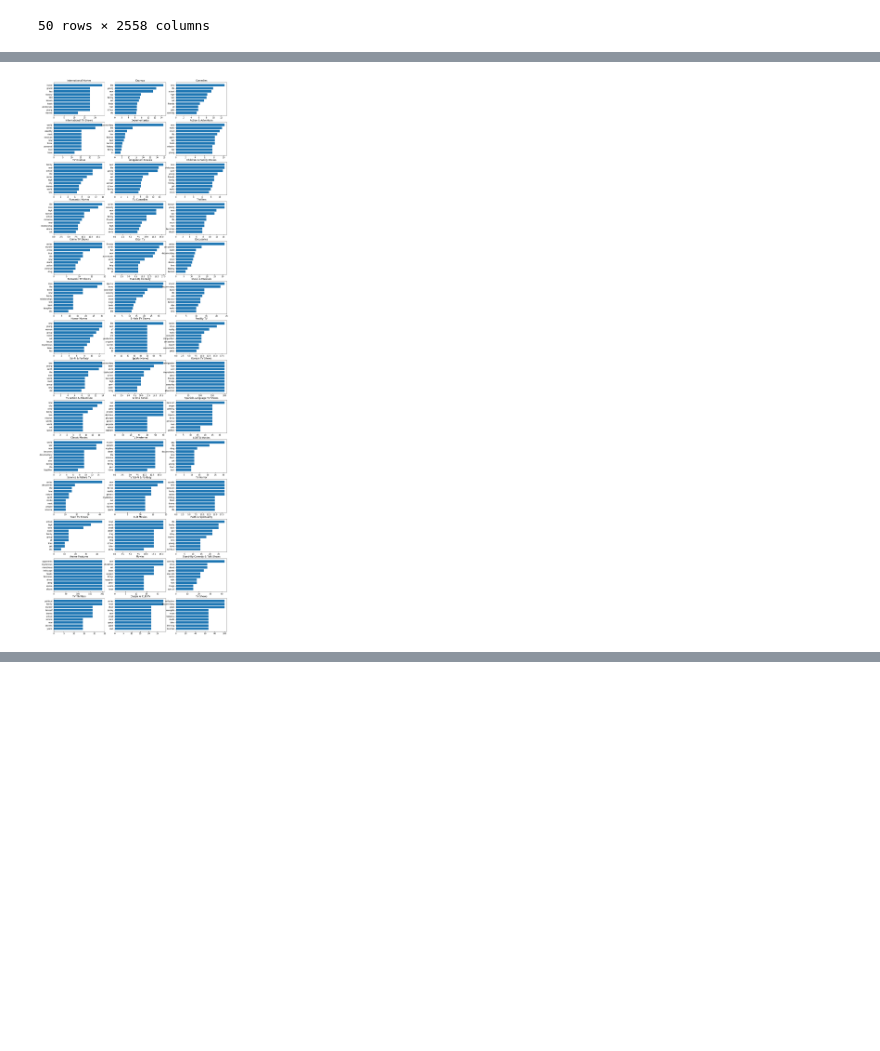
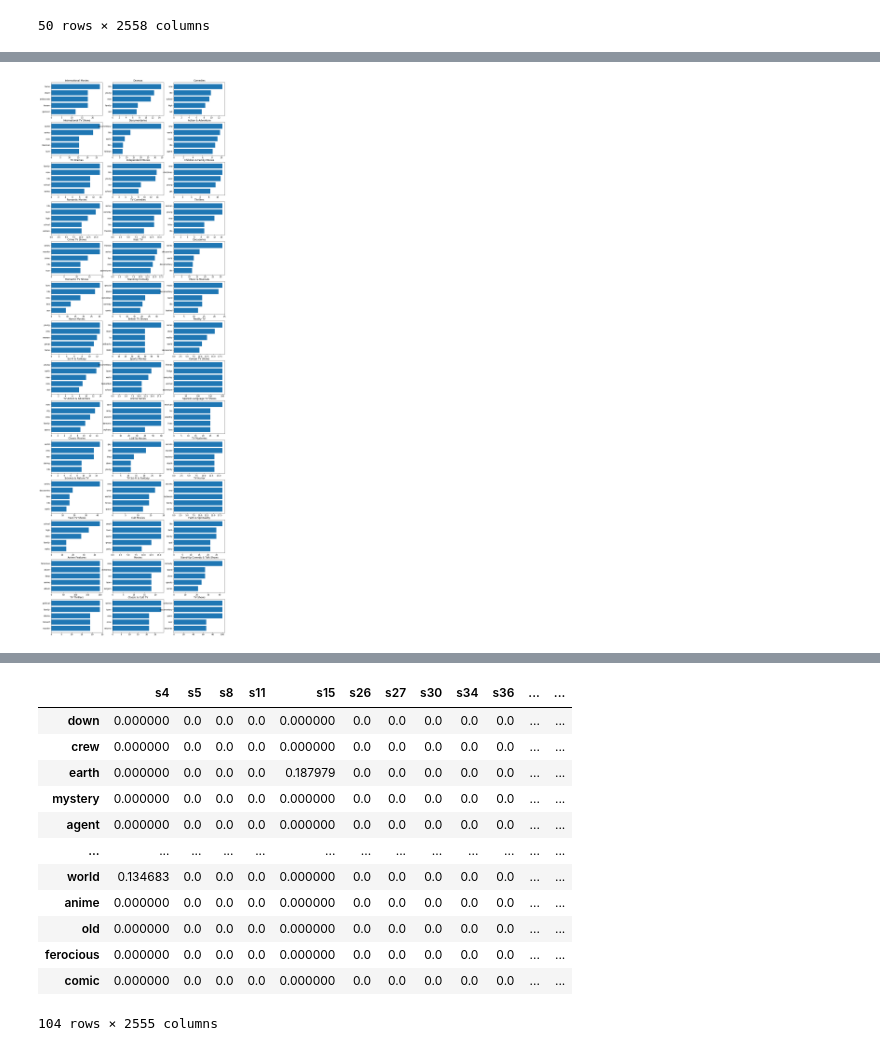
Before and after one commit to albert-ntiri/netflix, a Jupyter notebook: Netflix_EDA.ipynb, the cells around one changed output, grey strips where cells are left out. Drawn from its saved outputs; the diff is of its cells as text; code cells hidden in the pictures; blank space fills up the shorter version.

```diff
--- a/Netflix_EDA.ipynb
+++ b/Netflix_EDA.ipynb
@@ -1470,7 +1237,7 @@ for i in range(1, len(genres_list) + 1):
 fig = plt.figure(figsize=(16,52))
 
 for i in range(1, len(genres_list) + 1):
-    top_words = identify_top_words_by_genre(netflix[netflix.country == 'United States'], genres_list[i-1], 10, my_stop_words)
+    top_words = identify_top_words_by_genre(us_descriptions, genres_list[i-1], 5, my_stop_words)
     top_words.sort_values(by='subset_document_pct', inplace=True)
     x = top_words.index
     y = top_words.subset_document_pct
@@ -1479,6 +1246,6 @@ for i in range(1, len(genres_list) + 1):
     ax.barh(x, y)
     ax.set_title(genres_list[i-1])
 # %% [output]
-[figure, old version]
+[figure, new version]
 # %%
 indexes = []
@@ -1491,3 +1258,20 @@ netflix[netflix.country == 'United States'].loc[indexes, :]
 |  | type | title | director | cast | country | date_added | release_year | rating | duration | listed_in | ... |
 | show_id |  |  |  |  |  |  |  |  |  |  | ... |
 | s1446 | TV Show | Cocomong | Unknown | Jung Sun-hye, Yang Jeong-hwa, Kim... | United States | 2019-12-15 | 2015 | TV-Y | 2 Seasons | Kids' TV, Korean TV Shows | ... |
+# %%
+create_word_distribution(us_descriptions.description, TfidfVectorizer).loc[all_top_words, :]
+# all_top_words
+# %% [output]
+|  | s4 | s5 | s8 | s11 | s15 | s26 | s27 | s30 | s34 | s36 | ... | ... |
+| down | 0.000000 | 0.0 | 0.0 | 0.0 | 0.000000 | 0.0 | 0.0 | 0.0 | 0.0 | 0.0 | ... | ... |
+| crew | 0.000000 | 0.0 | 0.0 | 0.0 | 0.000000 | 0.0 | 0.0 | 0.0 | 0.0 | 0.0 | ... | ... |
+| earth | 0.000000 | 0.0 | 0.0 | 0.0 | 0.187979 | 0.0 | 0.0 | 0.0 | 0.0 | 0.0 | ... | ... |
+| mystery | 0.000000 | 0.0 | 0.0 | 0.0 | 0.000000 | 0.0 | 0.0 | 0.0 | 0.0 | 0.0 | ... | ... |
+| agent | 0.000000 | 0.0 | 0.0 | 0.0 | 0.000000 | 0.0 | 0.0 | 0.0 | 0.0 | 0.0 | ... | ... |
+| ... | ... | ... | ... | ... | ... | ... | ... | ... | ... | ... | ... | ... |
+| world | 0.134683 | 0.0 | 0.0 | 0.0 | 0.000000 | 0.0 | 0.0 | 0.0 | 0.0 | 0.0 | ... | ... |
+| anime | 0.000000 | 0.0 | 0.0 | 0.0 | 0.000000 | 0.0 | 0.0 | 0.0 | 0.0 | 0.0 | ... | ... |
+| old | 0.000000 | 0.0 | 0.0 | 0.0 | 0.000000 | 0.0 | 0.0 | 0.0 | 0.0 | 0.0 | ... | ... |
+| ferocious | 0.000000 | 0.0 | 0.0 | 0.0 | 0.000000 | 0.0 | 0.0 | 0.0 | 0.0 | 0.0 | ... | ... |
+| comic | 0.000000 | 0.0 | 0.0 | 0.0 | 0.000000 | 0.0 | 0.0 | 0.0 | 0.0 | 0.0 | ... | ... |
+104 rows × 2555 columns
```
Also changed, not shown: parts of 32 cells of this notebook.
